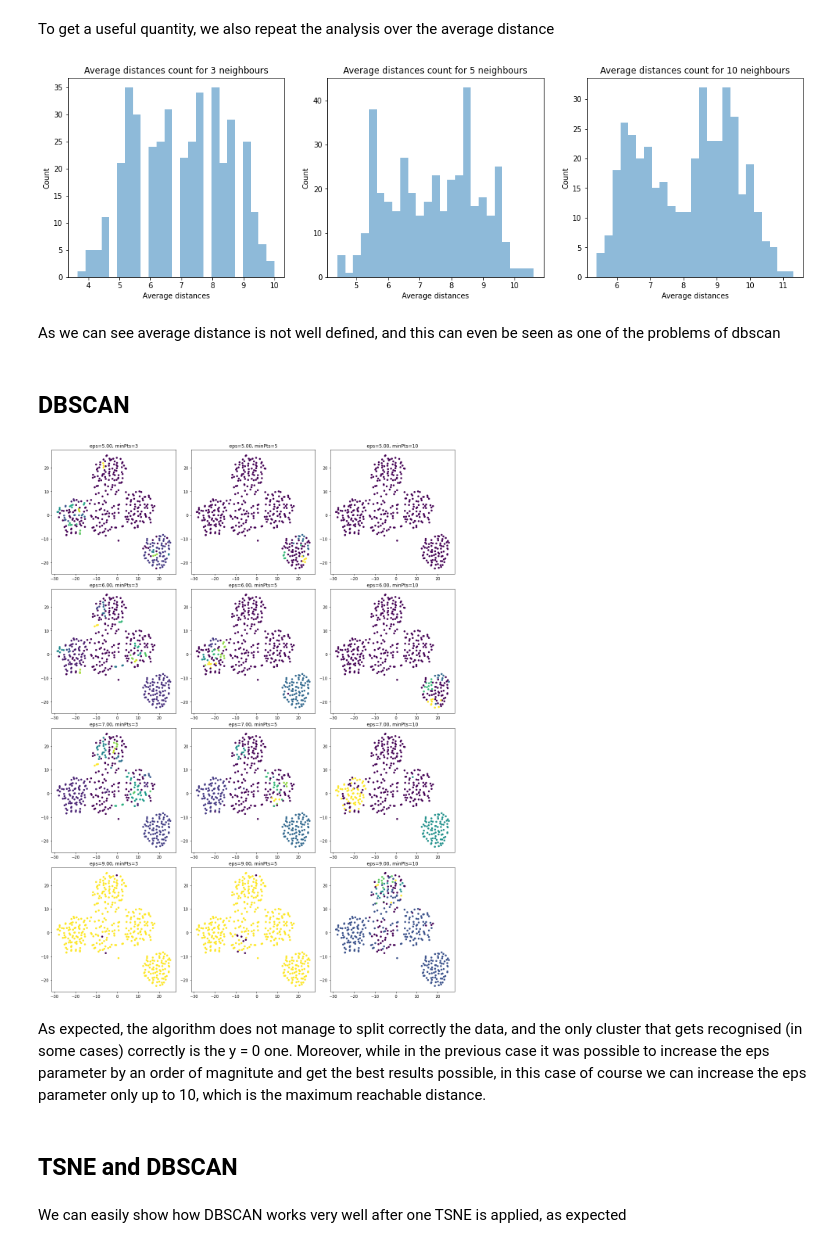
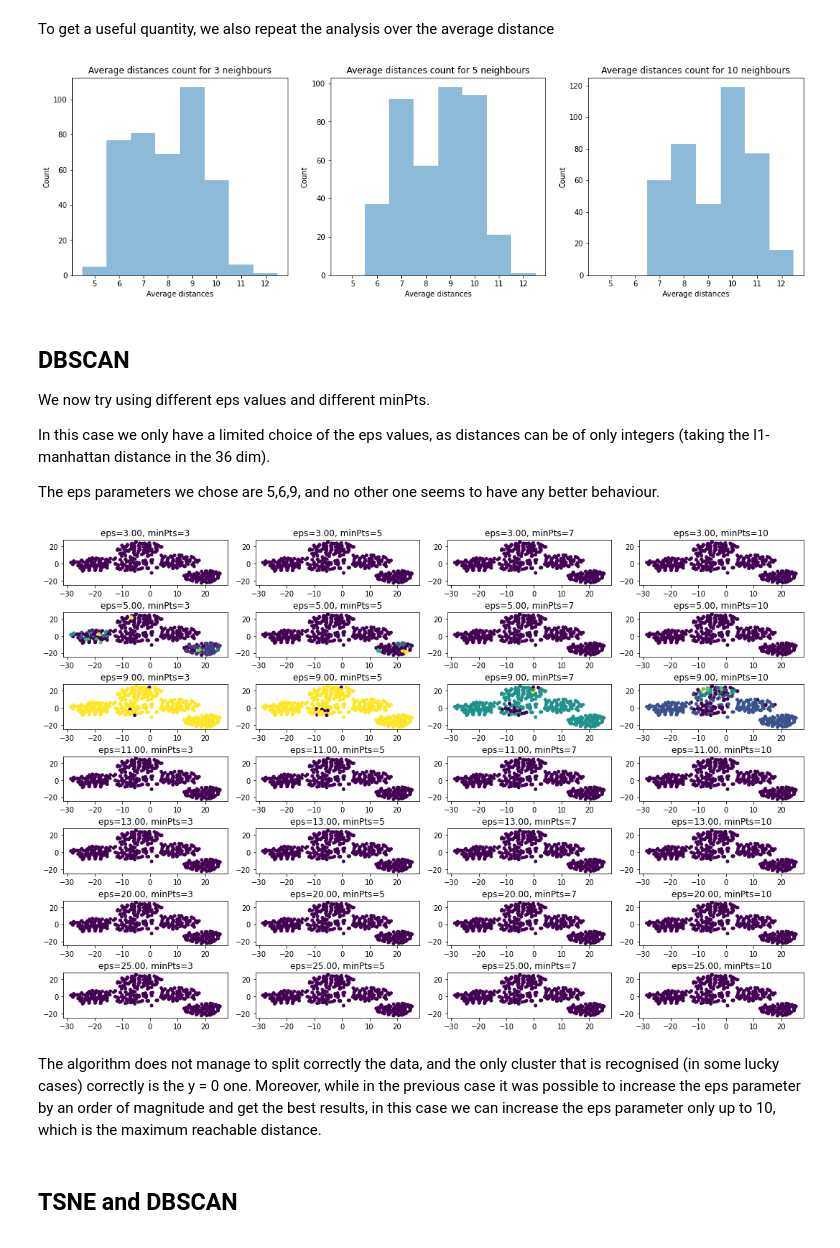
Before and after one commit to LorenzoBuriola/LoCP_moduleB, a Jupyter notebook: Week4/FPGheArt_exercise4.ipynb, the cells around one changed output. Cells and saved outputs as stored; diff of their text form; code cells hidden in the pictures.

```diff
--- a/Week4/FPGheArt_exercise4.ipynb
+++ b/Week4/FPGheArt_exercise4.ipynb
@@ -157,7 +157,7 @@ To get a more significant value ve choose a fixed number of neighbours and calcu
 avg_dist = []
 min_sample_range = [3,5,10,15]
 
-avg_dist = [[np.sqrt(((data.drop(i)-data.loc[i])**2).sum(axis = 1).sort_values(ascending = True))[:ran].mean() for i in data.index] for ran in min_sample_range]
+avg_dist = [[np.sqrt(((data.drop(i)-data.loc[i])**2).sum(axis = 1).sort_values(ascending = True)).iloc[ran] for i in data.index] for ran in min_sample_range]
 
 fig, ax = plt.subplots(1,4, figsize = (18,5))
 for i in range(4):
@@ -165,6 +165,6 @@ for i in range(4):
     ax[i].hist(avg_dist[i], bins = 25, alpha = 0.5)
     ax[i].set_xlabel("Average distances")
     ax[i].set_ylabel("Count")
-    ax[i].set_title(f"Average distances count for {min_sample_range[i]} neighbours")
+    ax[i].set_title(f"Distance dsitributions: {min_sample_range[i]} neighbours")
 plt.show()
 # %% [output]
@@ -173,0 +178,11 @@ As one can expect average distance increases with the number of neighbours consi
+# %%
+fig, ax = plt.subplots(1,4, figsize = (18,5))
+values = [7800,12000,20000,25000]
+for i in range(4):
+
+    ax[i].scatter(range(len(avg_dist[i])), np.sort(avg_dist[i]))
+    ax[i].axhline(values[i])
+    ax[i].set_xlabel("Average distances")
+    ax[i].set_title(f"Avg distances mean: {min_sample_range[i]} neighbours")
+ax[0].set_ylabel("Count")
+plt.show()
@@ -174,7 +196,7 @@ As one can expect average distance increases with the number of neighbours consi
 # %% [markdown]
 ## DBSCAN
 # %%
-eps_range = [4000, 6000, 10000, 13000, 16000, 19000, 22000]
+eps_range = [10000, 13000, 16000, 19000, 22000]
 min_sample_range = [3,5,10,15]
 cpalette = ["#1CE6FF", "#FF34FF", "#FF4A46","#008941", "#006FA6", "#A30059", "#0000A6", "#63FFAC","#B79762", "#004D43", "#8FB0FF", "#997D87","#5A0007", "#809693","#1B4400", "#4FC601", "#3B5DFF", "#4A3B53","#886F4C","#34362D", "#B4A8BD", "#00A6AA", "#452C2C","#636375", "#A3C8C9", "#FF913F", "#938A81","#575329", "#00FECF", "#B05B6F"]
 
@@ -284,55 +367,57 @@ To get a useful quantity, we also repeat the analysis over the average distance
 avg_dist = []
 min_sample_range = [3,5,10]
 
-avg_dist = [[(np.abs(x.drop(i)-x.loc[i])).sum(axis = 1).sort_values(ascending = True)[:ran].mean() for i in x.index] for ran in min_sample_range]
+avg_dist = [[(np.abs(x.drop(i)-x.loc[i])).sum(axis = 1).sort_values(ascending = True).iloc[ran] for i in x.index] for ran in min_sample_range]
 
 fig, ax = plt.subplots(1,len(min_sample_range), figsize = (18,5))
 for i in range(len(min_sample_range)):
-
-    ax[i].hist(avg_dist[i], bins = 25, alpha = 0.5)
+    ax[i].hist(avg_dist[i], bins = np.arange(5,14)-.5, alpha = 0.5)
     ax[i].set_xlabel("Average distances")
     ax[i].set_ylabel("Count")
     ax[i].set_title(f"Average distances count for {min_sample_range[i]} neighbours")
 plt.show()
 # %% [output]
-[figure, old version]
+[figure, new version]
-# %% [markdown]
-As we can see average distance is not well defined, and this can even be seen as one of the problems of dbscan
-# %% [markdown]
-## DBSCAN
+# %% [markdown]
+## DBSCAN
+
+We now try using different eps values and different minPts.
+
+In this case we only have a limited choice of the eps values, as distances can be of only integers (taking the l1-manhattan distance in the 36 dim).
+
+
+The eps parameters we chose are 5,6,9, and no other one seems to have any better behaviour.
 # %%
-eps_range = [5,6,7,9]
-min_sample_range = [3,5,10]
+eps_range = [3,5,9, 11, 13, 20, 25, ]
+min_sample_range = [3,5,7,10]
 cpalette = ["#1CE6FF", "#FF34FF", "#FF4A46","#008941", "#006FA6", "#A30059", "#0000A6", "#63FFAC","#B79762", "#004D43", "#8FB0FF", "#997D87","#5A0007", "#809693","#1B4400", "#4FC601", "#3B5DFF", "#4A3B53","#886F4C","#34362D", "#B4A8BD", "#00A6AA", "#452C2C","#636375", "#A3C8C9", "#FF913F", "#938A81","#575329", "#00FECF", "#B05B6F"]
 
 def plotting_ax(X, y, ax):
     # plotting function
 #     for i, yu in enumerate(np.unique(y)):
 #         pos = (y == yu)
     ax.scatter(X[:,0], X[:,1], c=y, s=4, lw = 3)
 
-fig, ax = plt.subplots(len(eps_range),len(min_sample_range),figsize=(15,20))
+fig, ax = plt.subplots(len(eps_range),len(min_sample_range),figsize=(15,10))
 borgo = []
 
 for i, eps in enumerate(eps_range):
     for j, min_samples in enumerate(min_sample_range):
         model = DBSCAN(eps=eps, min_samples=min_samples, metric = 'manhattan')
         model.fit(x)
         borgo.append(model.labels_)
         y = model.labels_
         plotting_ax(x_embedded_list[1],y,ax[i,j])
         ax[i,j].set_title('eps=%.2f, minPts=%i'%(eps,min_samples))
 
 #         nmi=NMI(y, ytrue)
 #         ax[i,j].set_title('eps=%.2f, minPts=%i, nmi=%.2f'%(eps,min_samples,nmi))
 plt.tight_layout(h_pad=0.5)
 plt.show()
 # %% [output]
-[figure, old version]
+[figure, new version]
 # %% [markdown]
-As expected, the algorithm does not manage to split correctly the data, and the only cluster that gets recognised (in some cases) correctly is the y = 0 one.
-Moreover, while in the previous case it was possible to increase the eps parameter by an order of magnitute and get the best results possible, in this case of course we can increase the eps parameter only up to 10, which is the maximum reachable distance.
+The algorithm does not manage to split correctly the data, and the only cluster that is recognised (in some lucky cases) correctly is the y = 0 one.
+Moreover, while in the previous case it was possible to increase the eps parameter by an order of magnitude and get the best results, in this case we can increase the eps parameter only up to 10, which is the maximum reachable distance.
 # %% [markdown]
 ## TSNE and DBSCAN
-# %% [markdown]
-We can easily show how DBSCAN works very well after one TSNE is applied, as expected
```
Also changed, not shown: parts of 27 cells of this notebook.
